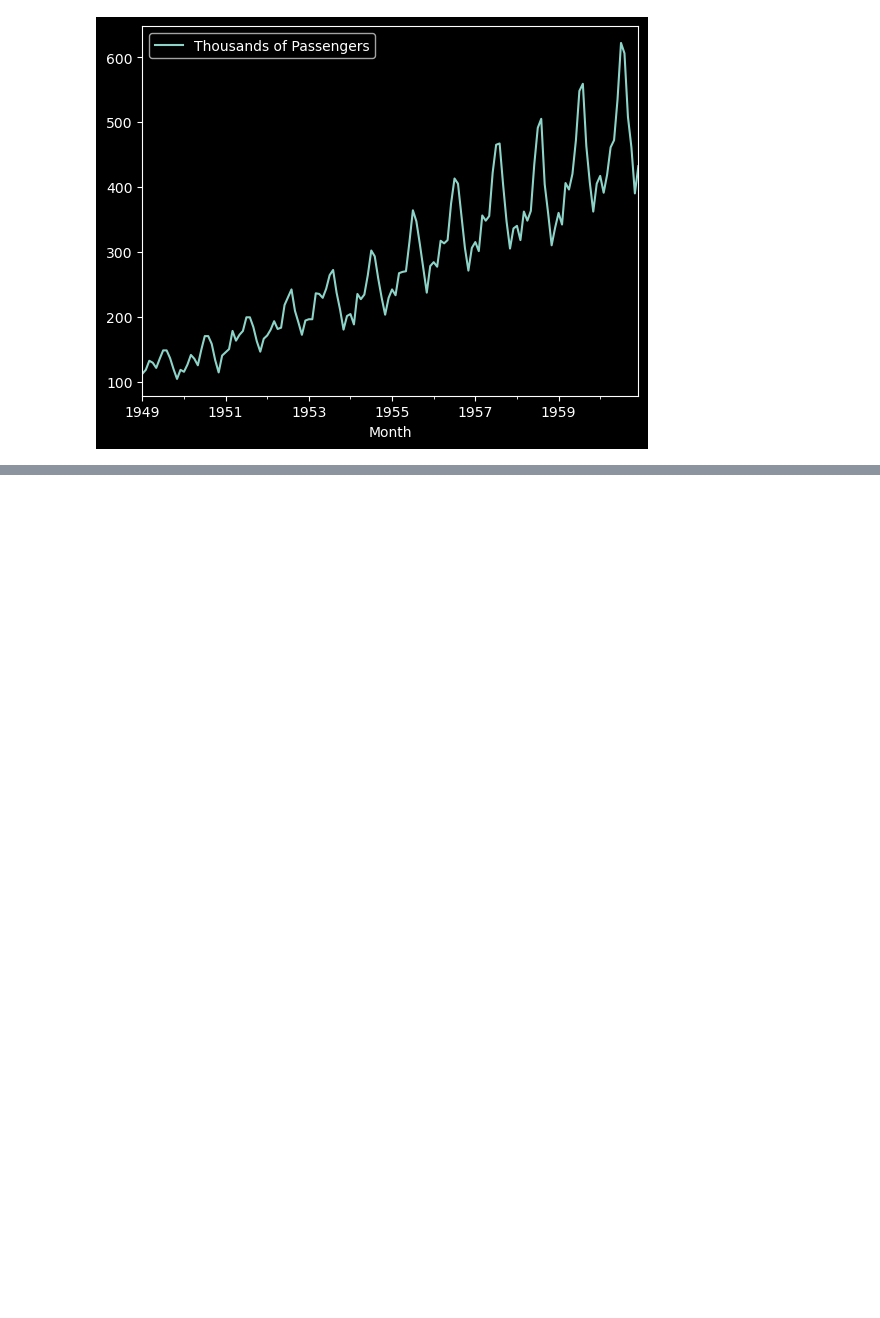
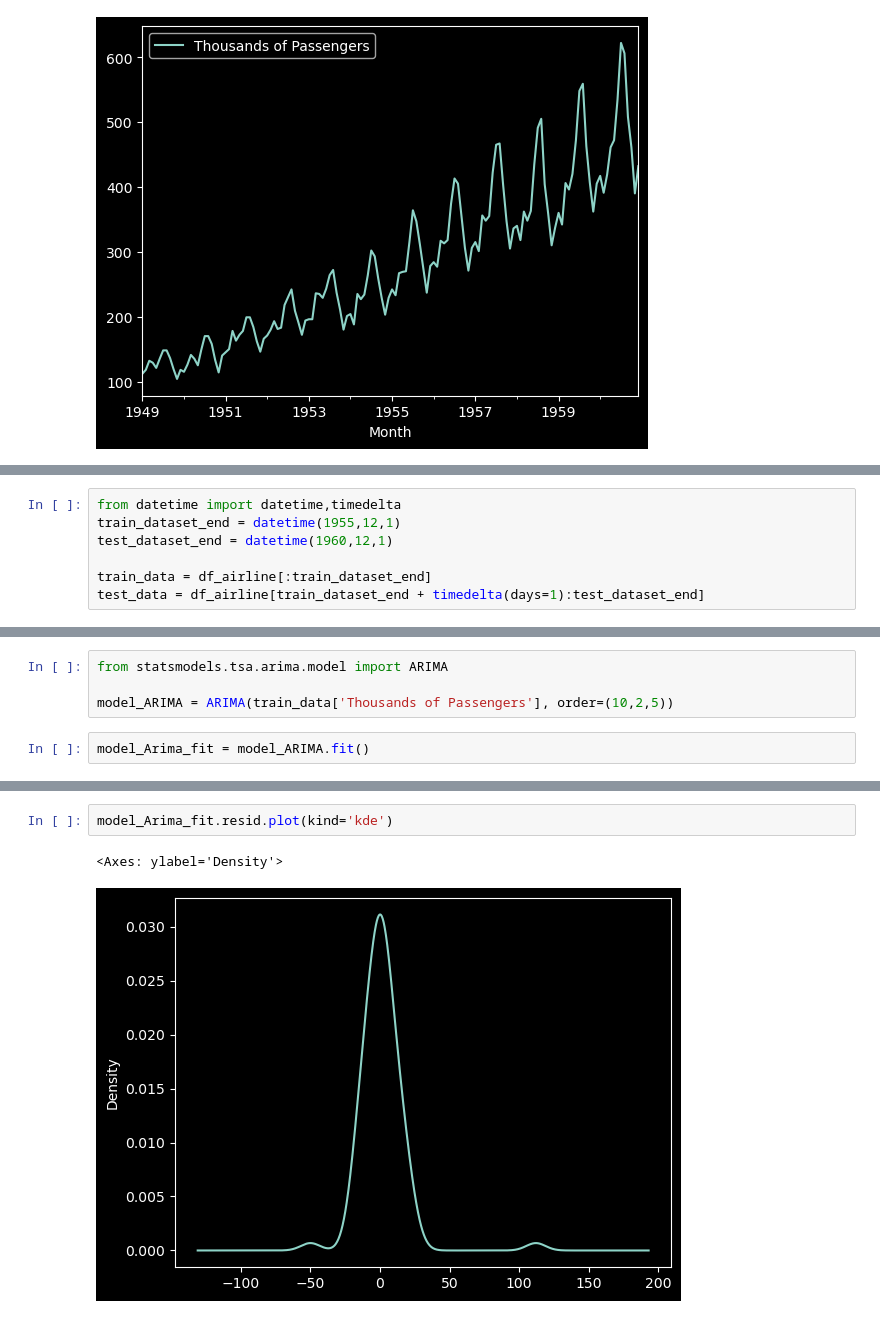
Before and after one commit to ShreyashSingh1/Python-DSM, a Jupyter notebook: Week20/ARIMA.ipynb, the cells around one changed output, grey strips where cells are left out. Saved outputs shown, nothing was run; the diff lists cells and outputs as text; blank space fills up the shorter version.

```diff
--- a/Week20/ARIMA.ipynb
+++ b/Week20/ARIMA.ipynb
@@ -83,0 +170,7 @@ df_airline.plot()
+# %%
+from datetime import datetime,timedelta
+train_dataset_end = datetime(1955,12,1)
+test_dataset_end = datetime(1960,12,1)
+
+train_data = df_airline[:train_dataset_end]
+test_data = df_airline[train_dataset_end + timedelta(days=1):test_dataset_end]
@@ -83,0 +183,6 @@ df_airline.plot()
+# %%
+from statsmodels.tsa.arima.model import ARIMA
+
+model_ARIMA = ARIMA(train_data['Thousands of Passengers'], order=(10,2,5))
+# %%
+model_Arima_fit = model_ARIMA.fit()
@@ -83,0 +265,5 @@ df_airline.plot()
+# %%
+model_Arima_fit.resid.plot(kind='kde')
+# %% [output]
+<Axes: ylabel='Density'>
+[figure, added]
```
Also changed, not shown: parts of 30 cells of this notebook.
